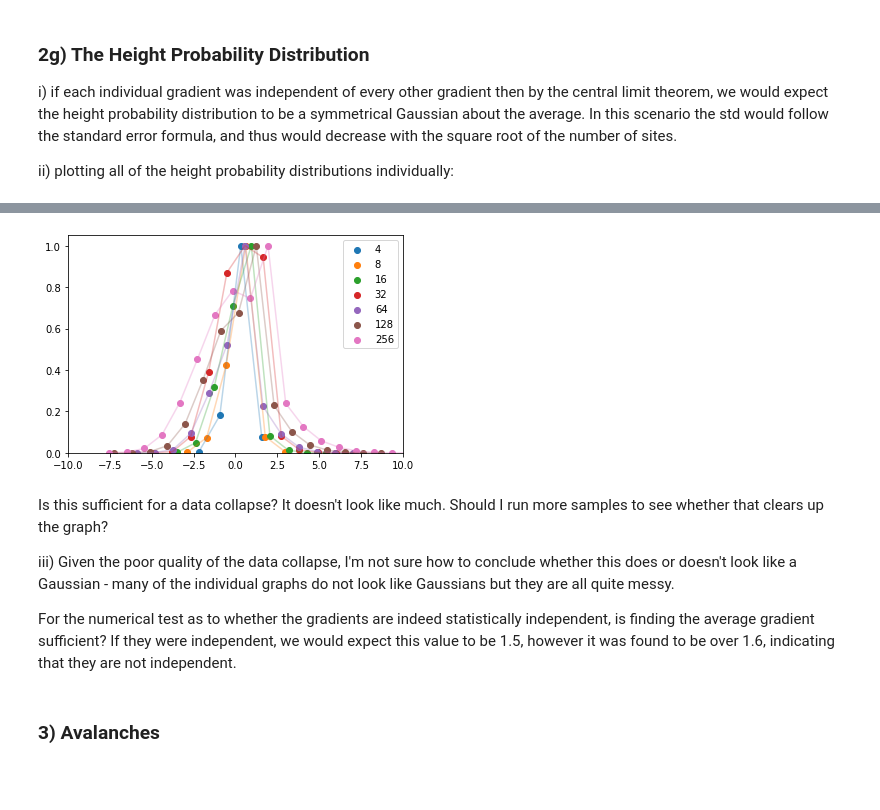
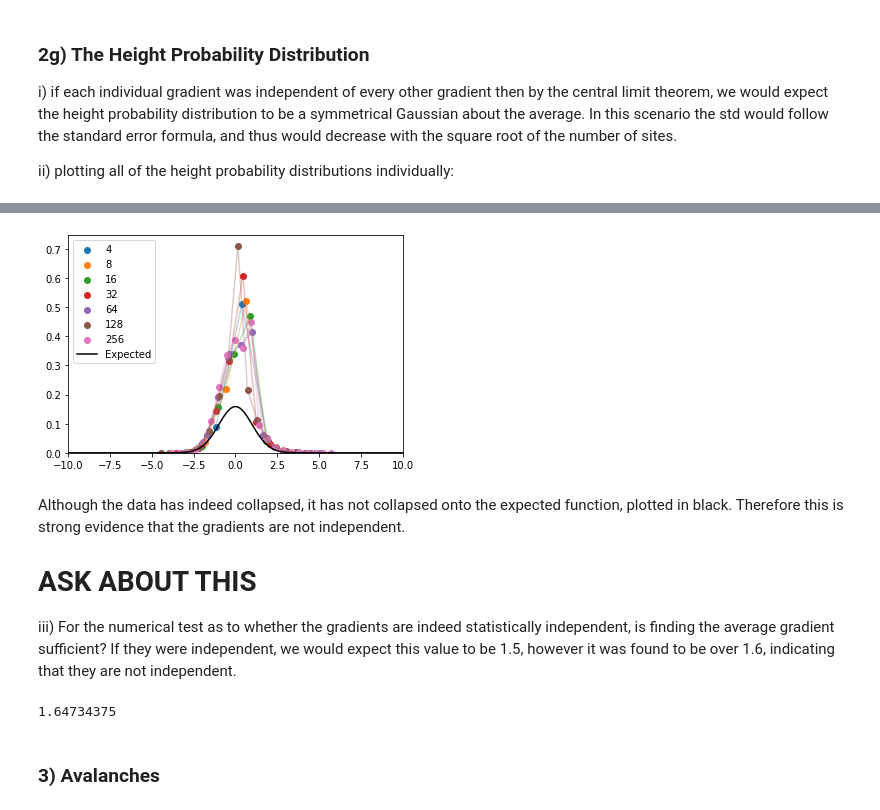
Before and after one commit to bdgrichards/oslo, a Jupyter notebook: oslo.ipynb, the cells around one changed output, grey strips where cells are left out. Cells and saved outputs as stored; diff of their text form; code cells hidden in the pictures; blank space fills up the shorter version.

```diff
--- a/oslo.ipynb
+++ b/oslo.ipynb
@@ -1198,14 +1194,13 @@ Aligning the averages of the probability distributions:
 # %%
+# first plotting all of the data on one graph
 for i in range(len(lengths)):
     data = height_sequence_list[i]
-    average = np.average(data)
-    centred_data = [height-average for height in data]
-    n, bins, patches = plt.hist(centred_data, max(data) - min(data), density=True, range=(
-        min(centred_data)-0.5, max(centred_data)+0.5), alpha=0)
+    n, bins, patches = plt.hist(data, max(data) - min(data), density=True, range=(
+        min(data)-0.5, max(data)+0.5), alpha=0)
     bin_means = [0.5 * (bins[i] + bins[i+1]) for i in range(len(n))]
+    max_height = max(n)
     plt.scatter(bin_means, n, color="C%s" % i, label=lengths[i])
     plt.plot(bin_means, n, color="C%s" % i, alpha=0.3)
 plt.legend()
-plt.xlim(-10, 10)
 plt.show()
 # %% [output]
@@ -1215,26 +1208,57 @@ Aligning the heights of the distributions:
 # %%
+def collapse_func(x):
+    return (1 / (2*np.pi) * np.exp(-0.5*x**2))
+
+
 for i in range(len(lengths)):
     data = height_sequence_list[i]
     average = np.average(data)
-    centred_data = [height-average for height in data]
-    n, bins, patches = plt.hist(centred_data, max(data) - min(data), density=True, range=(
-        min(centred_data)-0.5, max(centred_data)+0.5), alpha=0)
+    std = np.std(data)
+
+    n, bins, patches = plt.hist(data, max(data) - min(data), density=True, range=(
+        min(data)-0.5, max(data)+0.5), alpha=0)
     bin_means = [0.5 * (bins[i] + bins[i+1]) for i in range(len(n))]
-    max_height = max(n)
-    scaled_n = np.array(n)/max_height
-    plt.scatter(bin_means, scaled_n, color="C%s" % i, label=lengths[i])
-    plt.plot(bin_means, scaled_n, color="C%s" % i, alpha=0.3)
+
+    scaled_n = np.array(n)*std
+    scaled_bin_means = [(bin_mean - average)/std for bin_mean in bin_means]
+    plt.scatter(scaled_bin_means, scaled_n, color="C%s" % i, label=lengths[i])
+    plt.plot(scaled_bin_means, scaled_n, color="C%s" % i, alpha=0.3)
+
+# plot the expected function for comparison
+
+
+def collapse_func(x):
+    return (1 / (2*np.pi) * np.exp(-0.5*x**2))
+
+
+x_vals = np.linspace(-10, 10, 100)
+plt.plot(x_vals, collapse_func(x_vals), color='k', label='Expected')
+
 plt.legend()
 plt.xlim(-10, 10)
 plt.show()
 # %% [output]
-[figure, old version]
+[figure, new version]
 # %% [markdown]
-Is this sufficient for a data collapse? It doesn't look like much. Should I run more samples to see whether that clears up the graph?
+Although the data has indeed collapsed, it has not collapsed onto the expected function, plotted in black. Therefore this is strong evidence that the gradients are not independent.
 
-iii) Given the poor quality of the data collapse, I'm not sure how to conclude whether this does or doesn't look like a Gaussian - many of the individual graphs do not look like Gaussians but they are all quite messy.
+# ASK ABOUT THIS
 
-For the numerical test as to whether the gradients are indeed statistically independent, is finding the average gradient sufficient? If they were independent, we would expect this value to be 1.5, however it was found to be over 1.6, indicating that they are not independent.
+iii) For the numerical test as to whether the gradients are indeed statistically independent, is finding the average gradient sufficient? If they were independent, we would expect this value to be 1.5, however it was found to be over 1.6, indicating that they are not independent.
+# %%
+averages = []
+
+for i in range(100):
+    model = Model(64)
+    while model.is_transient:
+        model.cycle()
+    for i in range(10000):
+        model.cycle
+    averages.append(np.average(model.gradients))
+
+print(np.average(averages))
+# %% [output]
+1.64734375
 # %% [markdown]
 ### 3) Avalanches
 # %% [markdown]
```
Also changed, not shown: parts of 11 cells of this notebook.
